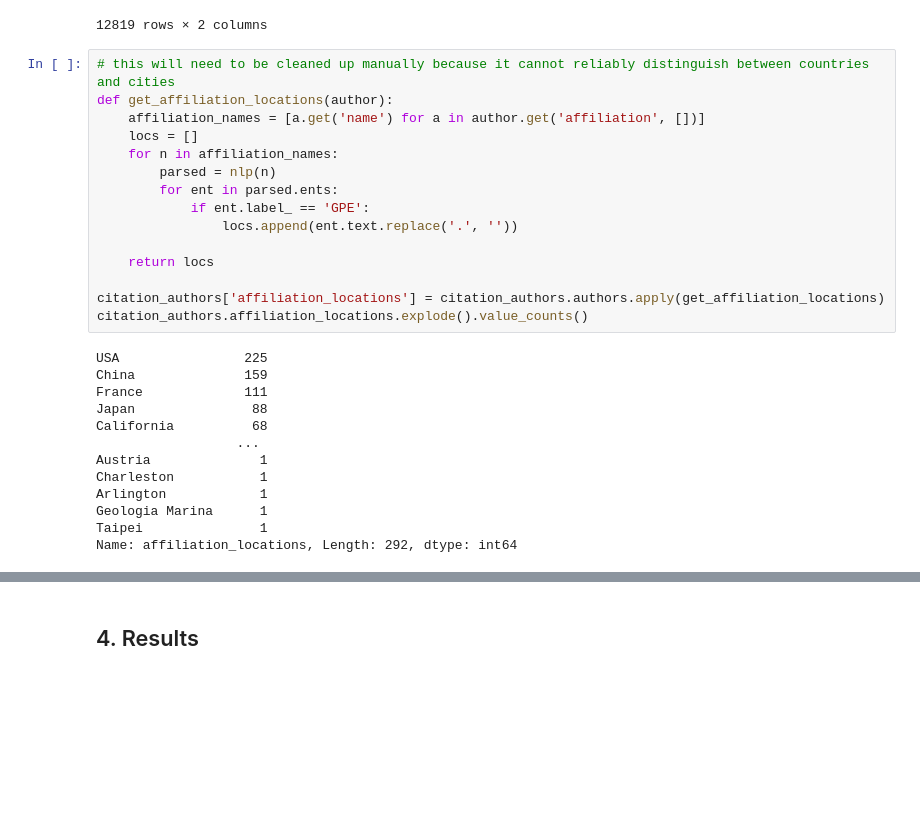
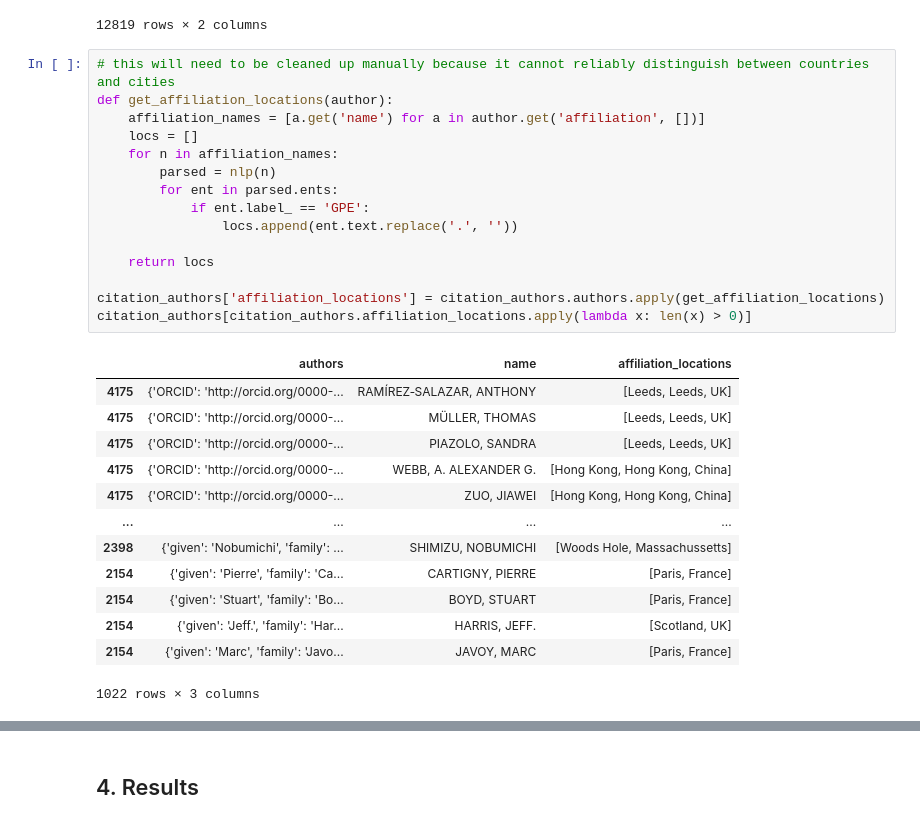
Before and after one commit to GeoCoLab/notebooks, a Jupyter notebook: specimen-locations/petdb-papers.ipynb, the cells around one changed output, grey strips where cells are left out. Cells and saved outputs as stored; diff of their text form; blank space fills up the shorter version.

Commit message:
Join tables better

```diff
--- a/specimen-locations/petdb-papers.ipynb
+++ b/specimen-locations/petdb-papers.ipynb
@@ -466,31 +466,32 @@ citation_authors
 # %%
 # this will need to be cleaned up manually because it cannot reliably distinguish between countries and cities
 def get_affiliation_locations(author):
     affiliation_names = [a.get('name') for a in author.get('affiliation', [])]
     locs = []
     for n in affiliation_names:
         parsed = nlp(n)
         for ent in parsed.ents:
             if ent.label_ == 'GPE':
                 locs.append(ent.text.replace('.', ''))
 
     return locs
 
 citation_authors['affiliation_locations'] = citation_authors.authors.apply(get_affiliation_locations)
-citation_authors.affiliation_locations.explode().value_counts()
+citation_authors[citation_authors.affiliation_locations.apply(lambda x: len(x) > 0)]
 # %% [output]
+|  | authors | name | affiliation_locations |
+| 4175 | {'ORCID': 'http://orcid.org/0000-... | RAMÍREZ‐SALAZAR, ANTHONY | [Leeds, Leeds, UK] |
+| 4175 | {'ORCID': 'http://orcid.org/0000-... | MÜLLER, THOMAS | [Leeds, Leeds, UK] |
+| 4175 | {'ORCID': 'http://orcid.org/0000-... | PIAZOLO, SANDRA | [Leeds, Leeds, UK] |
+| 4175 | {'ORCID': 'http://orcid.org/0000-... | WEBB, A. ALEXANDER G. | [Hong Kong, Hong Kong, China] |
+| 4175 | {'ORCID': 'http://orcid.org/0000-... | ZUO, JIAWEI | [Hong Kong, Hong Kong, China] |
+| ... | ... | ... | ... |
+| 2398 | {'given': 'Nobumichi', 'family': ... | SHIMIZU, NOBUMICHI | [Woods Hole, Massachussetts] |
+| 2154 | {'given': 'Pierre', 'family': 'Ca... | CARTIGNY, PIERRE | [Paris, France] |
+| 2154 | {'given': 'Stuart', 'family': 'Bo... | BOYD, STUART | [Paris, France] |
+| 2154 | {'given': 'Jeff.', 'family': 'Har... | HARRIS, JEFF. | [Scotland, UK] |
+| 2154 | {'given': 'Marc', 'family': 'Javo... | JAVOY, MARC | [Paris, France] |
-USA                225
-China              159
-France             111
-Japan               88
-California          68
-                  ...
-Austria              1
-Charleston           1
-Arlington            1
-Geologia Marina      1
-Taipei               1
-Name: affiliation_locations, Length: 292, dtype: int64
+1022 rows × 3 columns
 # %%
 # again, cache API results
 orcid_cache = os.path.join(cache, 'orcid.pkl')
```
Also changed, not shown: parts of 3 cells of this notebook, 1 other file.
